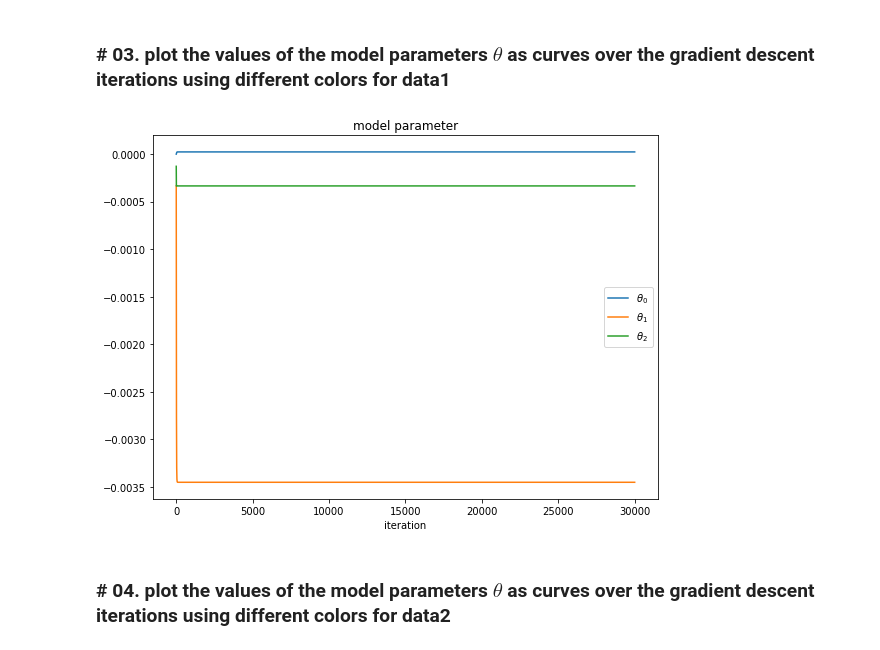
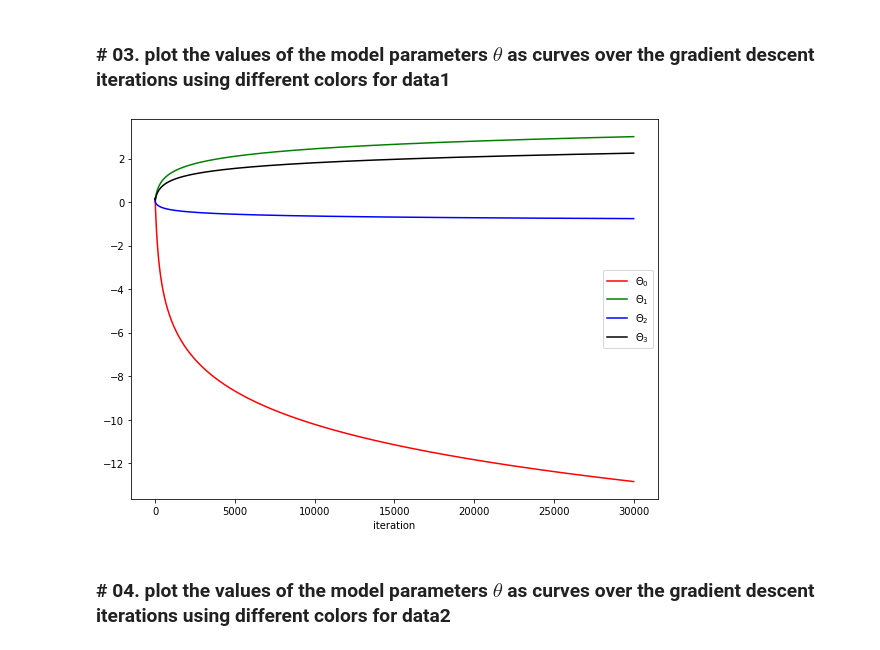
Before and after one commit to sejongpyo/Studies, a Jupyter notebook: 09/assignment_09.ipynb, the cells around one changed output. Saved outputs shown, nothing was run; the diff lists cells and outputs as text; code cells hidden in the pictures.

```diff
--- a/09/assignment_09.ipynb
+++ b/09/assignment_09.ipynb
@@ -199,7 +202,7 @@ def plot_data(data):
     plt.tight_layout()
     plt.show()
 # %%
-def plot_model_parameter(theta_iteration):
+def plot_model_parameter(theta_iteration, num_iteration):
 
     plt.figure(figsize=(8,6))   # USE THIS VALUE for the size of the figure
     plt.plot(list(range(num_iteration)), theta_iteration[:, 0], '-', color = 'red',
@@ -308,8 +307,8 @@ plot_data(data2)
 # %% [markdown]
 ### # 03. plot the values of the model parameters $\theta$ as curves over the gradient descent iterations using different colors for data1
-# %%
-plot_model_parameter(theta1_iteration)
-# %% [output]
-[figure, removed]
+# %%
+plot_model_parameter(theta_iteration1, num_iteration)
+# %% [output]
+[figure, added]
 # %% [markdown]
 ### # 04. plot the values of the model parameters $\theta$ as curves over the gradient descent iterations using different colors for data2
```
Also changed, not shown: parts of 16 cells of this notebook.
